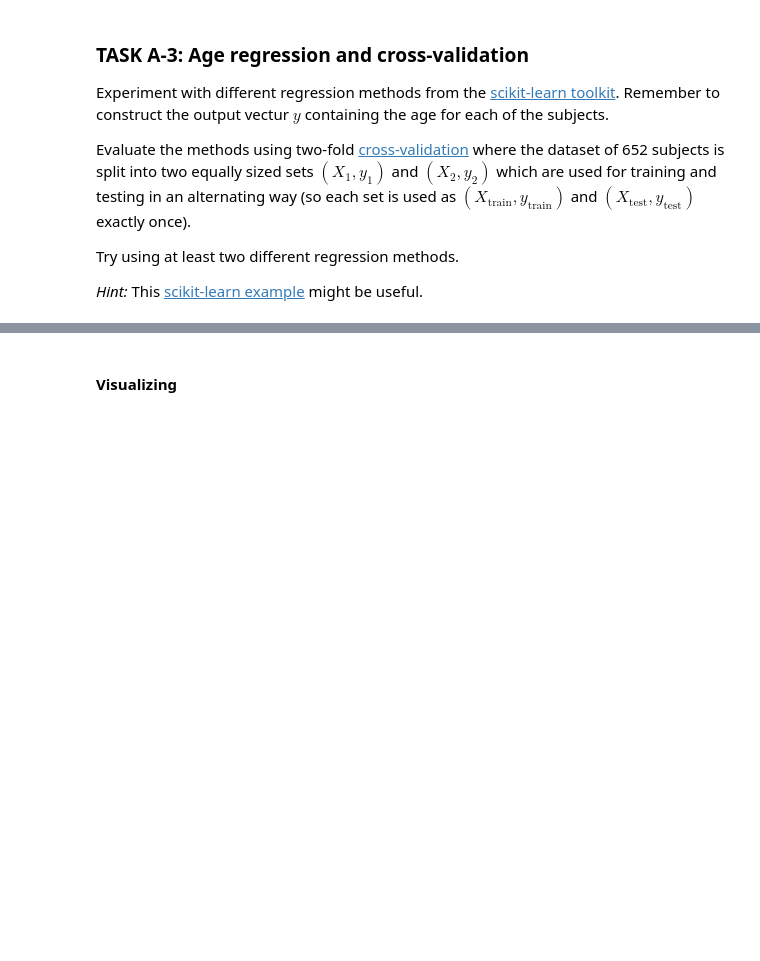
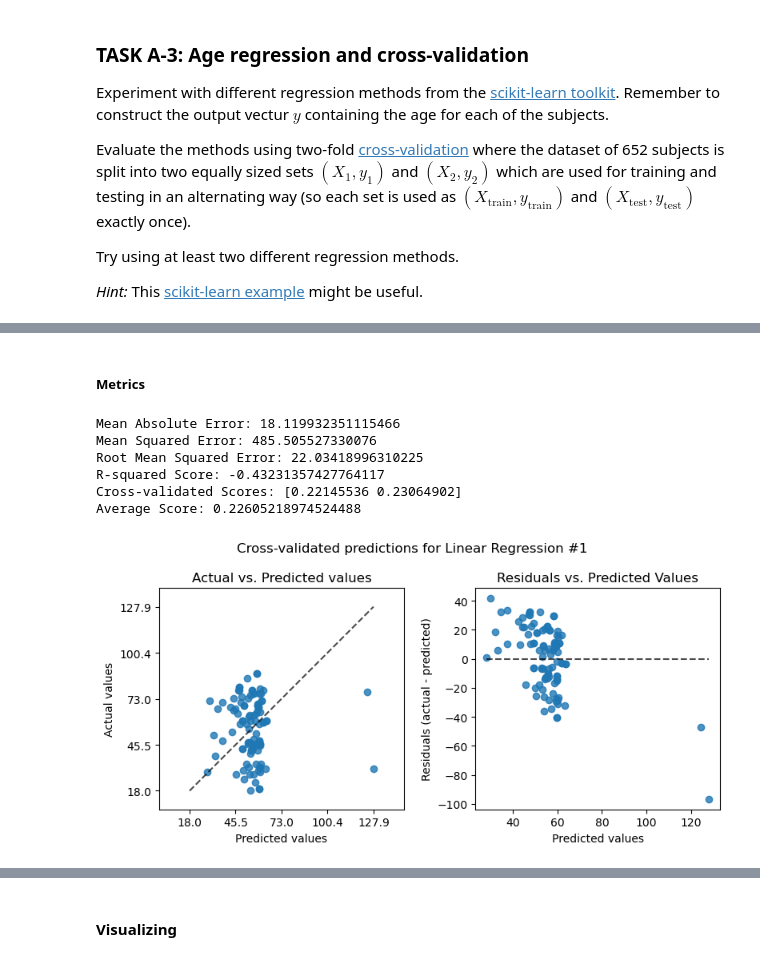
Before and after one commit to burakai/Age-Regression-from-Brain-MRI-Images, a Jupyter notebook: MIC-Term-Project.ipynb, the cells around one changed output, grey strips where cells are left out. Drawn from its saved outputs; the diff is of its cells as text; code cells hidden in the pictures; blank space fills up the shorter version.

```diff
--- a/MIC-Term-Project.ipynb
+++ b/MIC-Term-Project.ipynb
@@ -150,7 +150,7 @@ image_filenames = glob.glob(image_dir + '*.nii.gz')
 mask_dir = data_dir + 'masks/'
 mask_filenames = glob.glob(mask_dir + '*.nii.gz')
 
-greymatter_dir = data_dir + 'greymatter/'
+greymatter_dir = data_dir + 'graymaps/'
 greymatter_filenames = glob.glob(greymatter_dir + '*.nii.gz')
 
 
@@ -415,0 +531,7 @@ scores = model_svm.score(X_test, y_test)
+# %%
+from sklearn.model_selection import train_test_split
+
+# 0.5 means right in two, 42 is the answer to everything
+X_1, X_2, y_1, y_2 = train_test_split(X, y, test_size=0.5, random_state=42)
+
+X_1.shape, y_1.shape, X_2.shape, y_2.shape
@@ -415,0 +581,11 @@ scores = model_svm.score(X_test, y_test)
+# %%
+from sklearn.linear_model import LinearRegression
+from sklearn.model_selection import cross_val_predict
+from sklearn.model_selection import cross_val_score
+
+model_lr_1 = LinearRegression()
+
+y_pred_lr_1 = cross_val_predict(model_lr_1, X_2, y_2, cv=2)
+
+for i, j in zip(y_2, y_pred_lr_1):
+    print(i, j)
@@ -415,0 +610,59 @@ scores = model_svm.score(X_test, y_test)
+# %% [markdown]
+##### Metrics
+# %%
+from sklearn.metrics import mean_absolute_error, mean_squared_error, r2_score
+
+# Calculate evaluation metrics
+mae = mean_absolute_error(y_1, y_pred_lr_1)
+mse = mean_squared_error(y_1, y_pred_lr_1)
+rmse = np.sqrt(mse)
+r2 = r2_score(y_1, y_pred_lr_1)
+
+# Print the evaluation metrics
+print("Mean Absolute Error:", mae)
+print("Mean Squared Error:", mse)
+print("Root Mean Squared Error:", rmse)
+print("R-squared Score:", r2)
+
+# Calculate the average cross-validated score
+scores_lr_1 = cross_val_score(model_lr_1, X_1, y_1, cv=2)
+average_score = np.mean(scores_lr_1)
+
+# Print the cross-validated scores
+print("Cross-validated Scores:", scores_lr_1)
+print("Average Score:", average_score)
+# %% [output]
+Mean Absolute Error: 18.119932351115466
+Mean Squared Error: 485.505527330076
+Root Mean Squared Error: 22.03418996310225
+R-squared Score: -0.43231357427764117
+Cross-validated Scores: [0.22145536 0.23064902]
+Average Score: 0.22605218974524488
+# %%
+import matplotlib.pyplot as plt
+from sklearn.metrics import PredictionErrorDisplay
+
+fig, axs = plt.subplots(ncols=2, figsize=(8, 4))
+PredictionErrorDisplay.from_predictions(
+    y_1,
+    y_pred=y_pred_lr_1,
+    kind="actual_vs_predicted",
+    subsample=100,
+    ax=axs[0],
+    random_state=0,
+)
+axs[0].set_title("Actual vs. Predicted values")
+PredictionErrorDisplay.from_predictions(
+    y_1,
+    y_pred=y_pred_lr_1,
+    kind="residual_vs_predicted",
+    subsample=100,
+    ax=axs[1],
+    random_state=0,
+)
+axs[1].set_title("Residuals vs. Predicted Values")
+fig.suptitle("Cross-validated predictions for Linear Regression #1")
+plt.tight_layout()
+plt.show()
+# %% [output]
+[figure, added]
```
Also changed, not shown: parts of 65 cells of this notebook.
